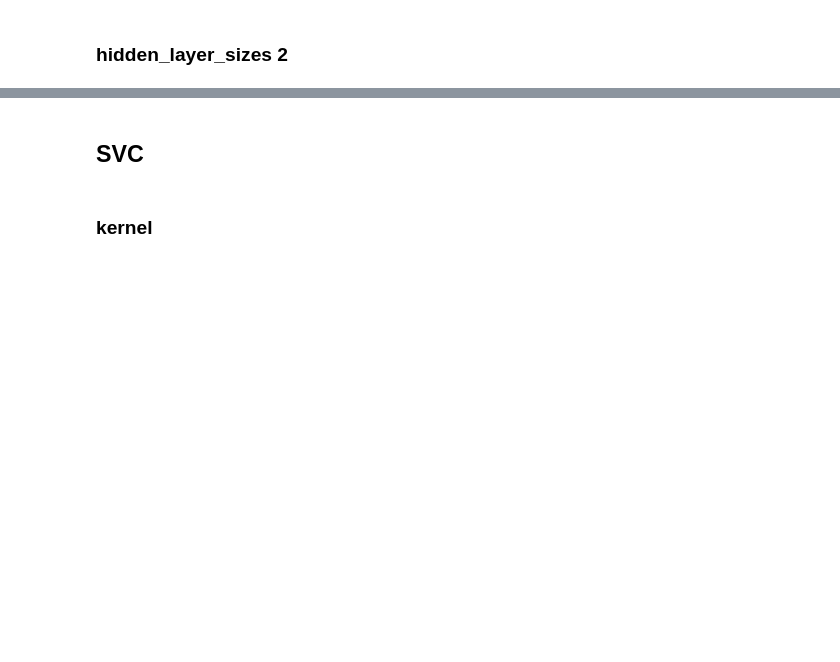
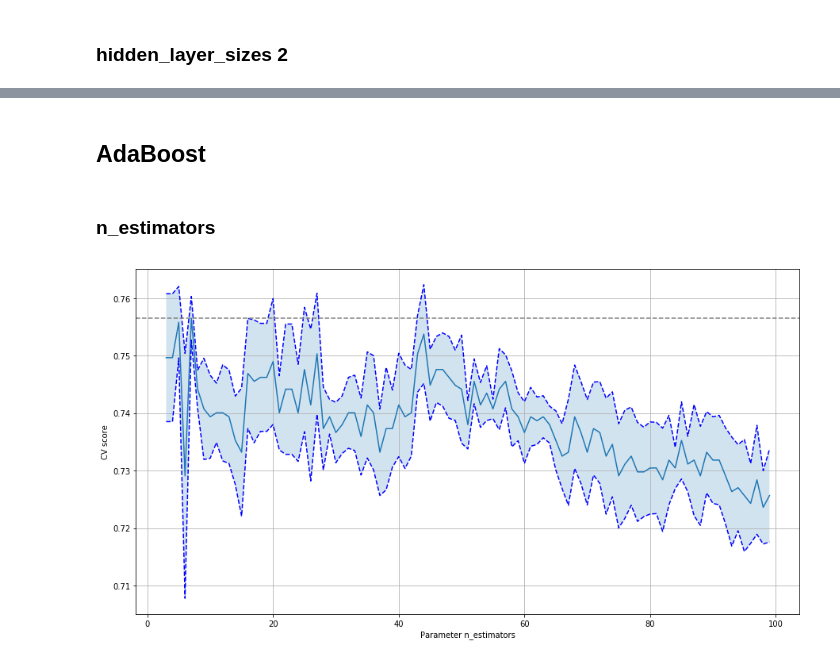
Before and after one commit to ADCryptoSolutions/adcb, a Jupyter notebook: parameter_optimization.ipynb, the cells around one changed output, grey strips where cells are left out. Cells and saved outputs as stored; diff of their text form; code cells hidden in the pictures; blank space fills up the shorter version.

```diff
--- a/parameter_optimization.ipynb
+++ b/parameter_optimization.ipynb
@@ -603,4 +604,33 @@ Fitting 3 folds for each of 79 candidates, totalling 237 fits
 # %% [markdown]
-## SVC
+## AdaBoost
 # %% [markdown]
-### kernel
+### n_estimators
+# %%
+ada = AdaBoostClassifier()
+
+parameter = "n_estimators"
+alphas = range(3,100)
+tuned_parameters = [{parameter: alphas}]
+n_folds = 3
+
+clf = GridSearchCV(ada, tuned_parameters, cv=n_folds, refit=False, n_jobs=-1)
+clf.fit(X, y)
+scores = clf.cv_results_['mean_test_score']
+scores_std = clf.cv_results_['std_test_score']
+
+plt.plot(alphas, scores)
+std_error = scores_std / np.sqrt(n_folds)
+plt.plot(alphas, scores + std_error, 'b--')
+plt.plot(alphas, scores - std_error, 'b--')
+std_error = scores_std / np.sqrt(n_folds)
+plt.fill_between(alphas, scores + std_error, scores - std_error, alpha=0.2)
+locs, labels = plt.yticks()
+#plt.yticks(locs, list(map(lambda x: "%g" % x, locs)))
+plt.axhline(np.max(scores), linestyle='--', color='.5')
+plt.ylabel('CV score')
+plt.xlabel('Parameter %s'%parameter)
+plt.grid()
+#plt.ylim(0, 1.1)
+plt.show()
+# %% [output]
+[figure, added]
```
Also changed, not shown: parts of 21 cells of this notebook, 8 other files.
